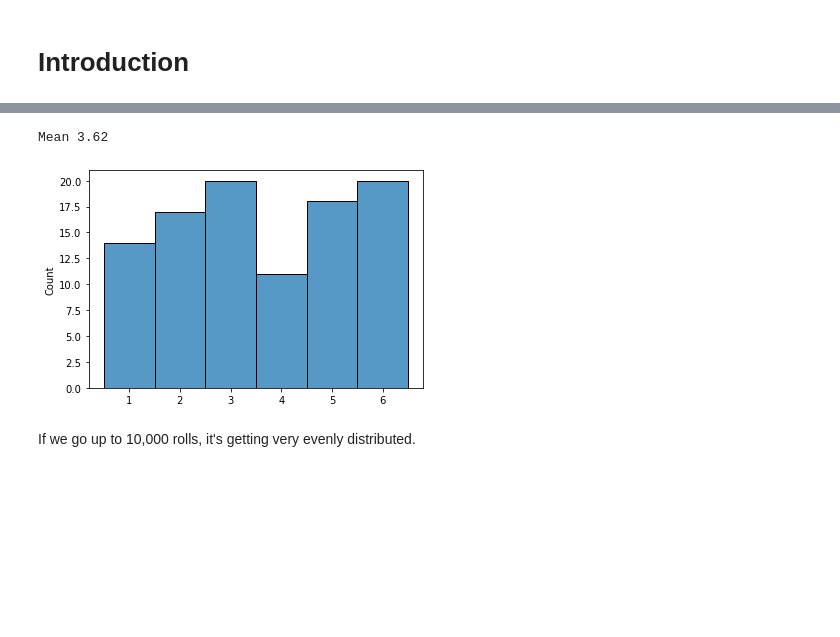
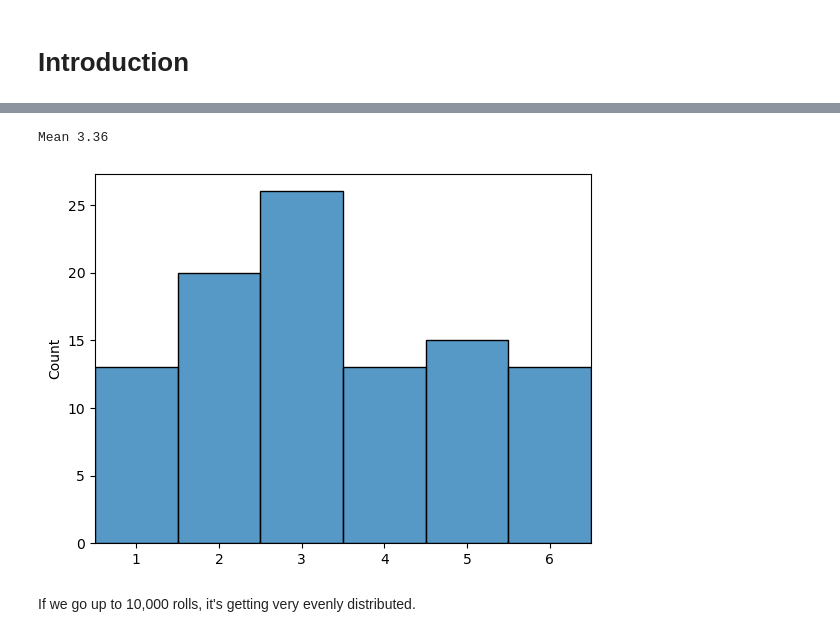
Before and after one commit to detrout/hamilton_science_fair, a Jupyter notebook: variance-demo.ipynb, the cells around one changed output, grey strips where cells are left out. Cells and saved outputs as stored; diff of their text form; code cells hidden in the pictures; blank space fills up the shorter version.

```diff
--- a/variance-demo.ipynb
+++ b/variance-demo.ipynb
@@ -35,13 +69,14 @@ $\frac{1 + 6}{2} = \frac{7}{2} = 3 \frac{1}{2}$
 # %%
 rolls = []
 while len(rolls) < 100:
     rolls.append(random.choice(die))
 
-_ = seaborn.histplot(rolls, stat="count", discrete=True)
+ax = seaborn.histplot(rolls, stat="count", discrete=True)
+ax.set_xlim(0.5,6.5)
 print("Mean", sum(rolls)/len(rolls))
 # %% [output]
-Mean 3.62
+Mean 3.36
-[figure, old version]
+[figure, new version]
 # %% [markdown]
 If we go up to 10,000 rolls, it's getting very evenly distributed.
 # %%
```
Also changed, not shown: parts of 17 cells of this notebook.
